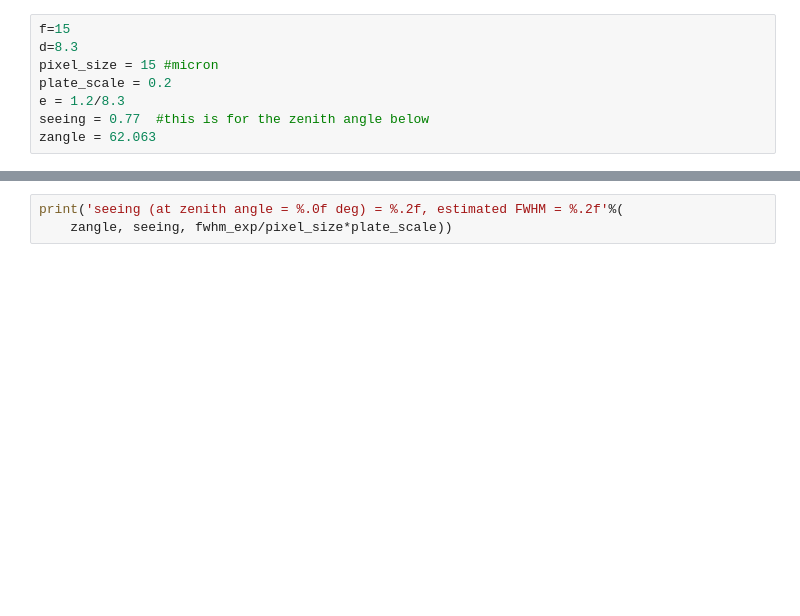
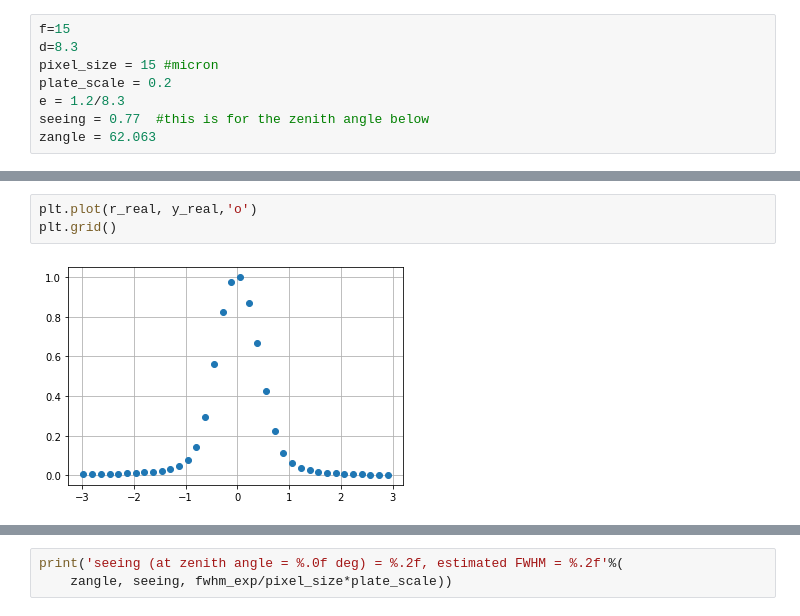
Before and after one commit to bxin/saturation_limit, a Jupyter notebook: subaru_profile.ipynb, the cells around one changed output, grey strips where cells are left out. Drawn from its saved outputs; the diff is of its cells as text; blank space fills up the shorter version.

```diff
--- a/subaru_profile.ipynb
+++ b/subaru_profile.ipynb
@@ -58,3 +146,8 @@ plt.title('Normalized to unit total flux');
+# %%
+plt.plot(r_real, y_real,'o')
+plt.grid()
+# %% [output]
+[figure, added]
 # %%
 fig, ax = plt.subplots(figsize=(6.1,4))
 aa =np.sum(sii,axis=0)
```
Also changed, not shown: parts of 27 cells of this notebook.
